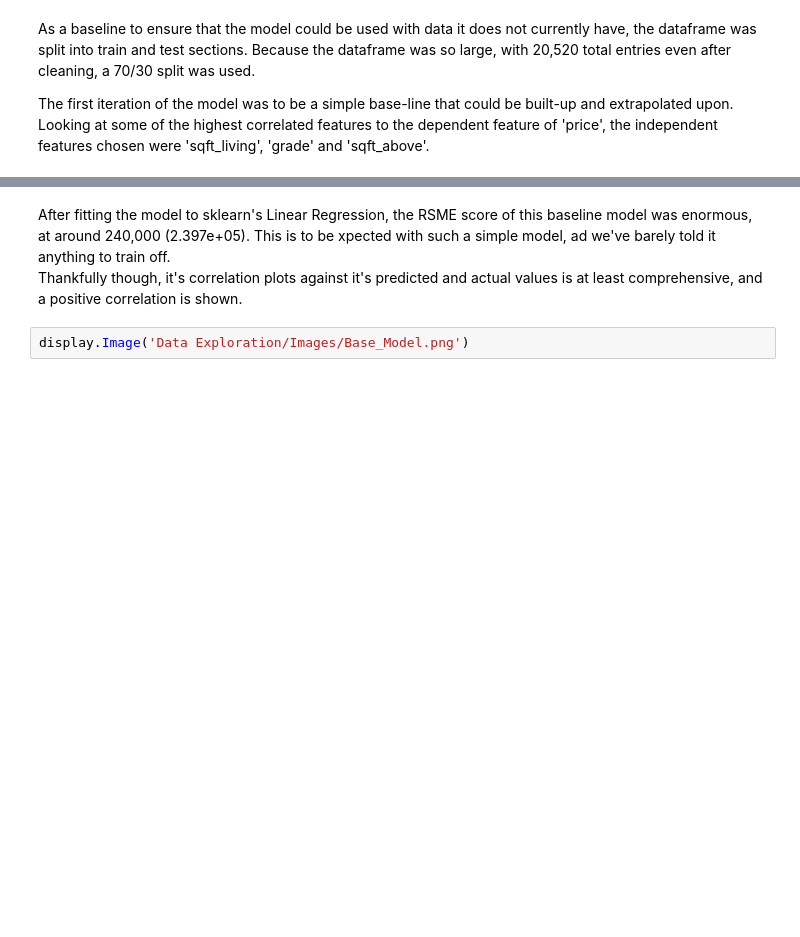
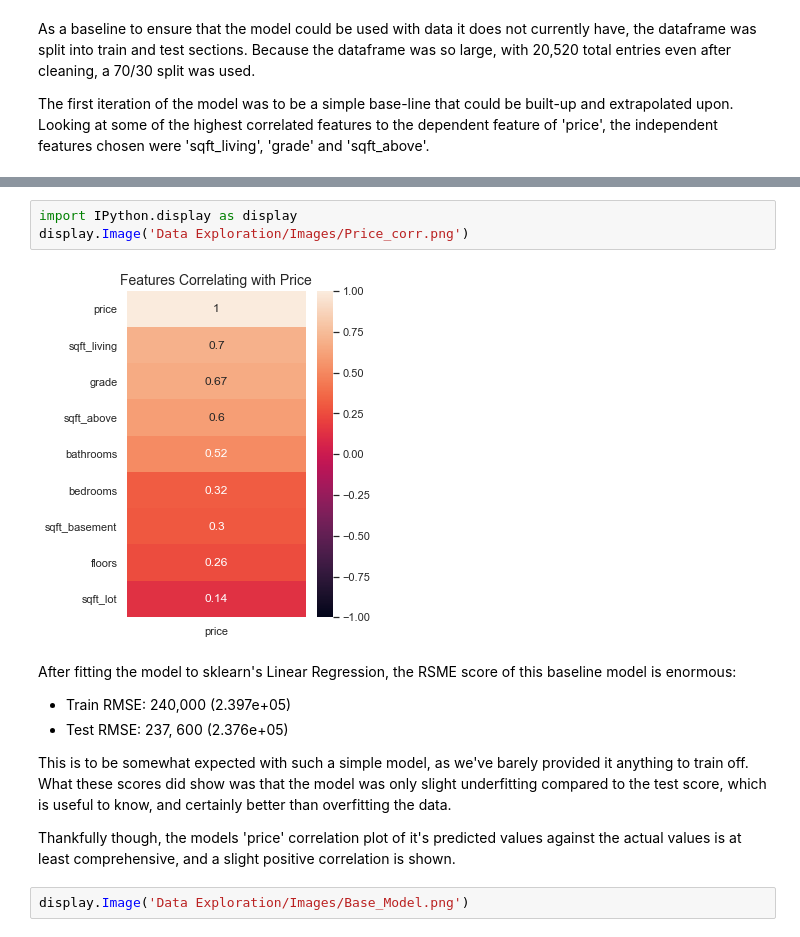
Before and after one commit to MossyJossy/Phase-2-Project, a Jupyter notebook: King County Housing Analysis.ipynb, the cells around one changed output, grey strips where cells are left out. Saved outputs shown, nothing was run; the diff lists cells and outputs as text; blank space fills up the shorter version.

```diff
--- a/King County Housing Analysis.ipynb
+++ b/King County Housing Analysis.ipynb
@@ -57,6 +55,16 @@ The first iteration of the model was to be a simple base-line that could be buil
+# %%
+import IPython.display as display
+display.Image('Data Exploration/Images/Price_corr.png')
+# %% [output]
+[figure, added]
 # %% [markdown]
-After fitting the model to sklearn's Linear Regression, the RSME score of this baseline model was enormous, at around 240,000 (2.397e+05). This is to be xpected with such a simple model, ad we've barely told it anything to train off.
-Thankfully though, it's correlation plots against it's predicted and actual values is at least comprehensive, and a positive correlation is shown.
+After fitting the model to sklearn's Linear Regression, the RSME score of this baseline model is enormous:
+- Train RMSE: 240,000 (2.397e+05)
+- Test RMSE:  237, 600 (2.376e+05)
+
+This is to be somewhat expected with such a simple model, as we've barely provided it anything to train off. What these scores did show was that the model was only slight underfitting compared to the test score, which is useful to know, and certainly better than overfitting the data.
+
+Thankfully though, the models 'price' correlation plot of it's predicted values against the actual values is at least comprehensive, and a slight positive correlation is shown.
 # %%
 display.Image('Data Exploration/Images/Base_Model.png')
 # %% [output]
```
Also changed, not shown: parts of 9 cells of this notebook, 1 other file.
